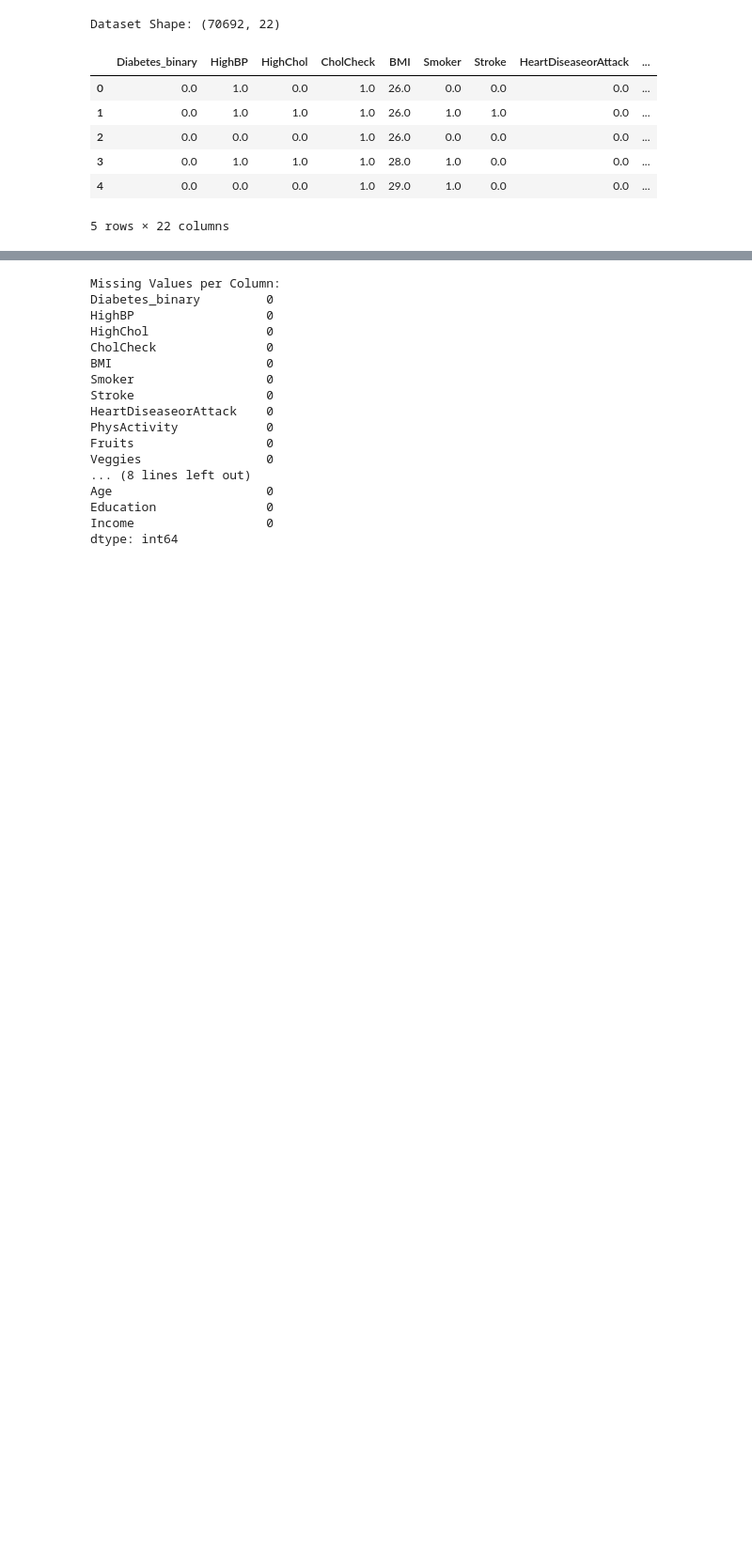
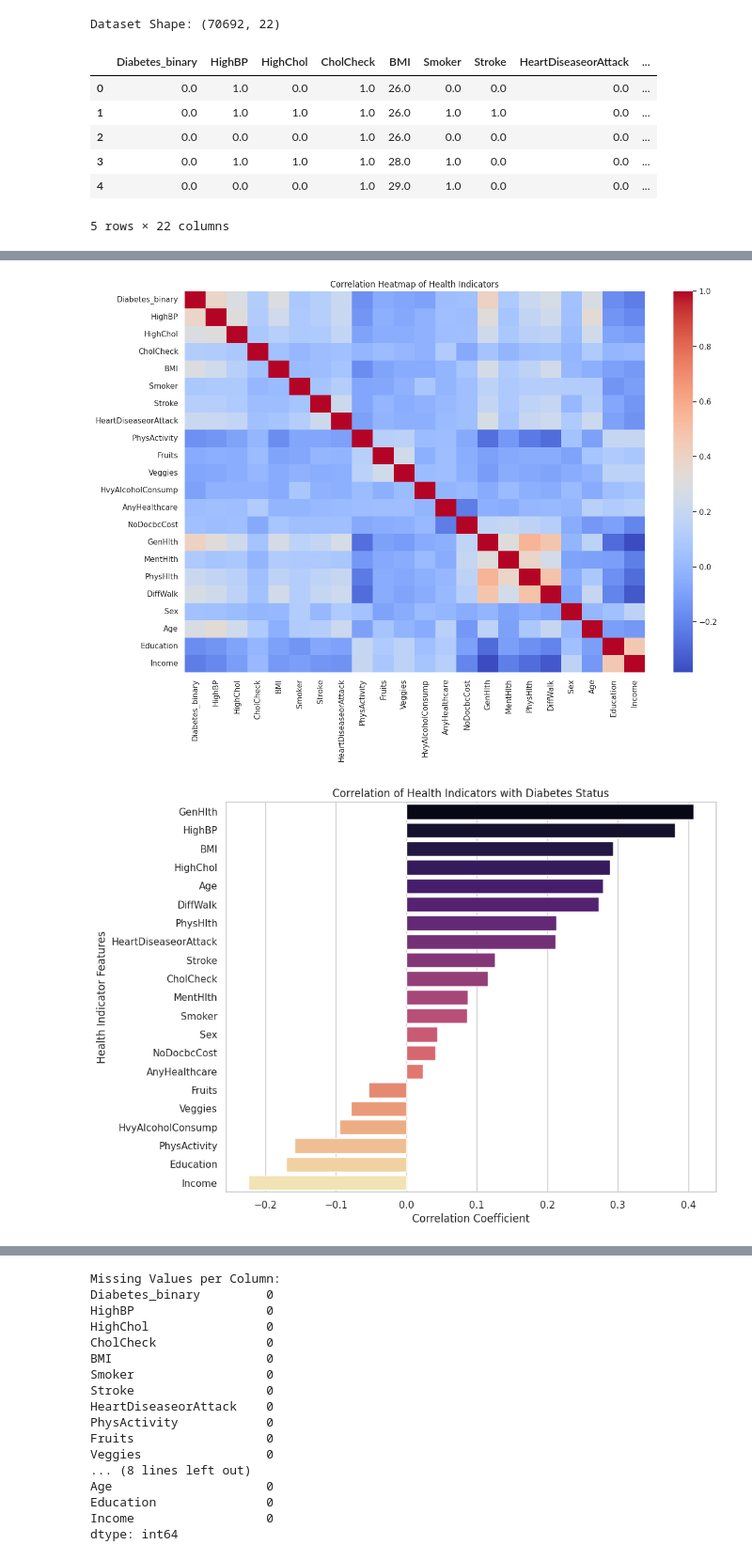
Before and after one commit to Eyob-Assefa/ml_diabetes-risk-app, a Jupyter notebook: diabetes_ml_model.ipynb, the cells around one changed output, grey strips where cells are left out. Shown at 94% size. Saved outputs shown, nothing was run; the diff lists cells and outputs as text; code cells hidden in the pictures; blank space fills up the shorter version.

```diff
--- a/diabetes_ml_model.ipynb
+++ b/diabetes_ml_model.ipynb
@@ -114,2 +108,27 @@ plt.show()
+# %%
+# --- Correlation Analysis ---
+# Checking how all features relate to each other to identify patterns
+plt.figure(figsize=(15, 10))
+sns.heatmap(df.corr(), annot=False, cmap='coolwarm')
+plt.title('Correlation Heatmap of Health Indicators')
+plt.show()
+
+# Calculate the correlation of all features specifically with the target variable
+# We sort them so the most important features appear at the top
+correlations = df.corr()['Diabetes_binary'].sort_values(ascending=False)
+
+# Remove the target variable itself from the list (it would be a perfect 1.0)
+correlations = correlations.drop('Diabetes_binary')
+
+# Visualize the correlations using a horizontal bar plot
+plt.figure(figsize=(10, 8))
+sns.barplot(x=correlations.values, y=correlations.index, hue=correlations.index, palette='magma')
+plt.title('Correlation of Health Indicators with Diabetes Status')
+plt.xlabel('Correlation Coefficient')
+plt.ylabel('Health Indicator Features')
+plt.show()
+# %% [output]
+[figure, added]
+[figure, added]
 # %% [markdown]
 ## Section 2: Data Cleaning and Pre-processing
```
Also changed, not shown: parts of 13 cells of this notebook.
